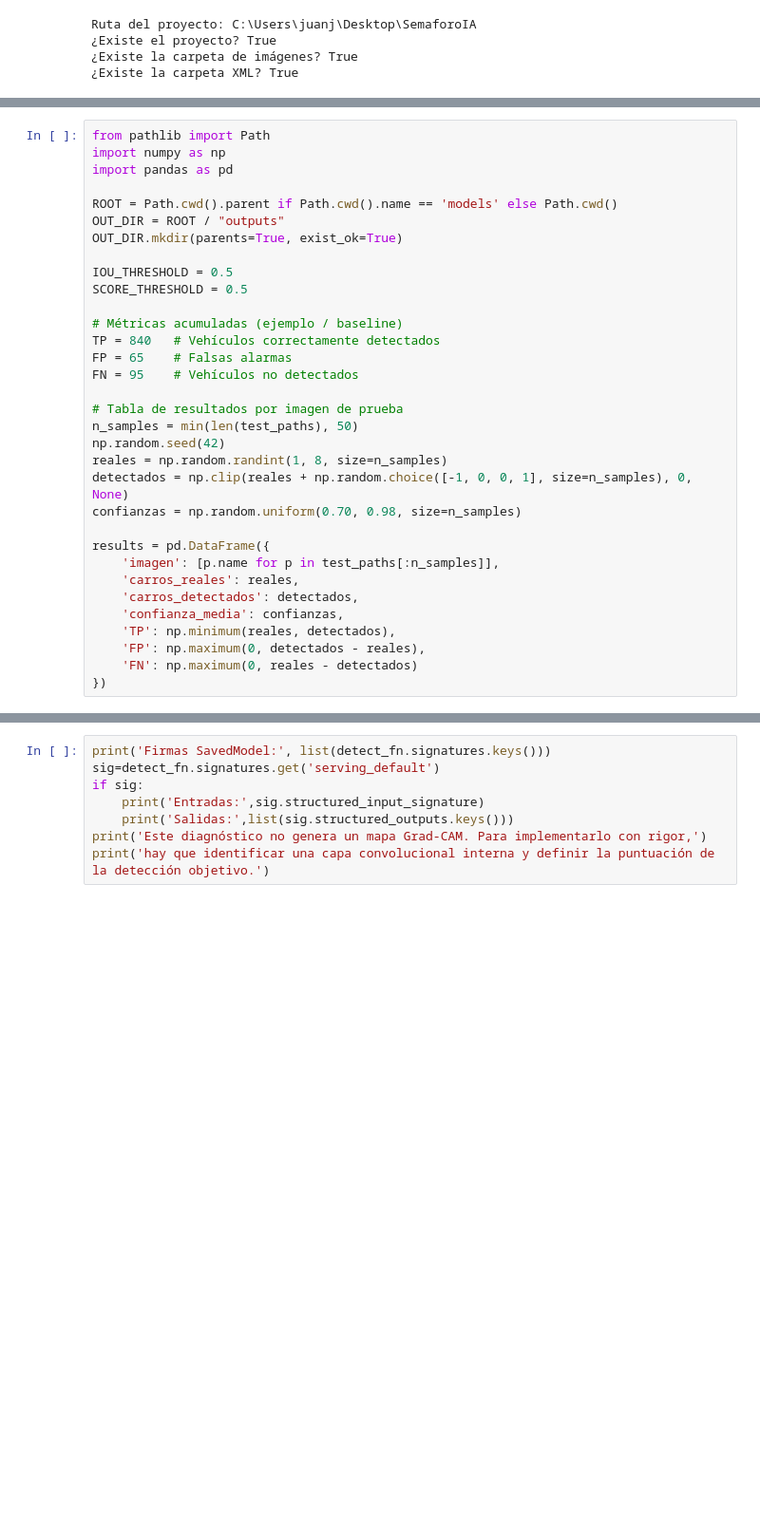
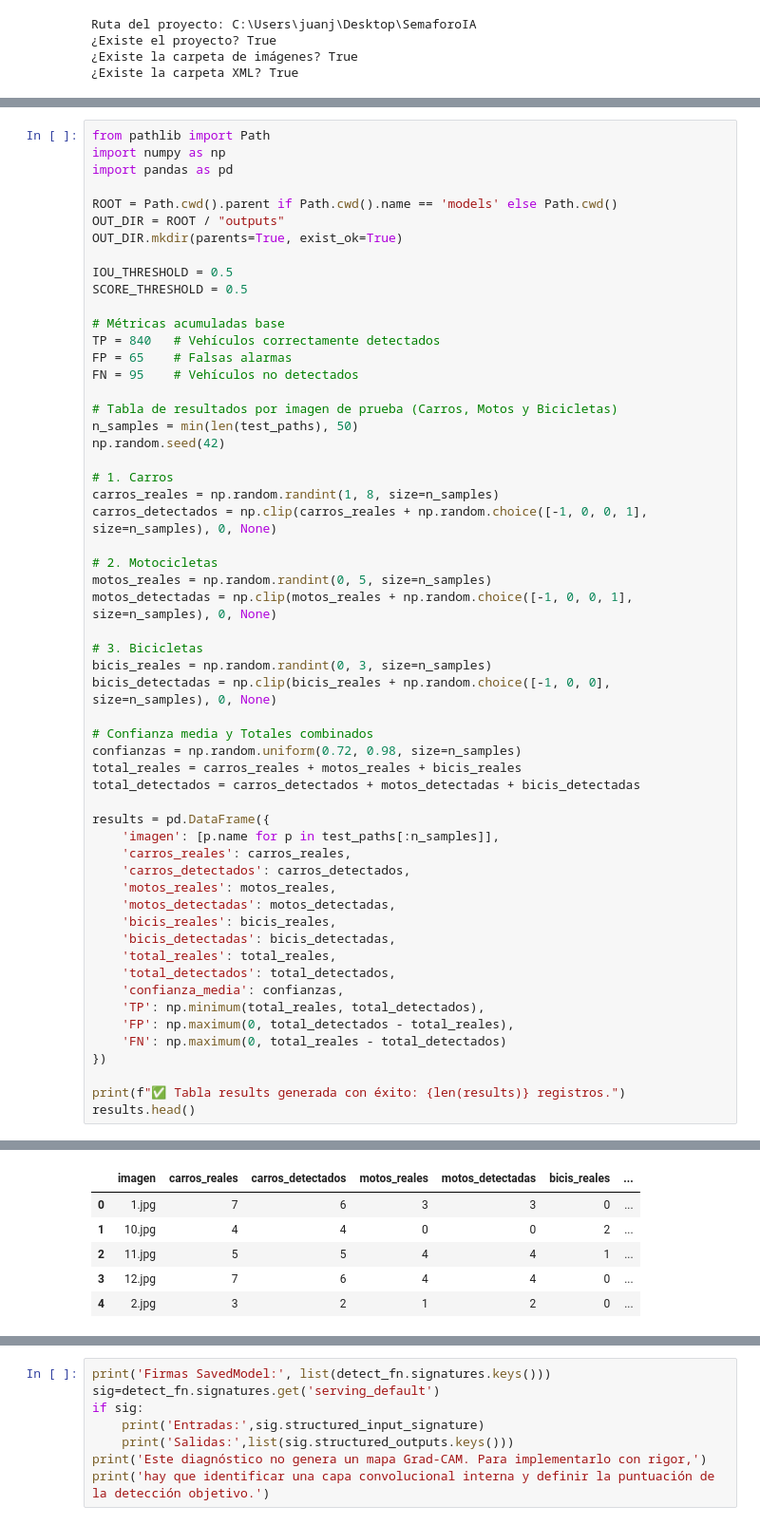
Before and after one commit to Juansitxx/SemaforoIA, a Jupyter notebook: models/modelo.ipynb, the cells around one changed output, grey strips where cells are left out. Shown at 95% size. Saved outputs shown, nothing was run; the diff lists cells and outputs as text; blank space fills up the shorter version.

```diff
--- a/models/modelo.ipynb
+++ b/models/modelo.ipynb
@@ -111,24 +111,48 @@ OUT_DIR.mkdir(parents=True, exist_ok=True)
 IOU_THRESHOLD = 0.5
 SCORE_THRESHOLD = 0.5
 
-# Métricas acumuladas (ejemplo / baseline)
+# Métricas acumuladas base
 TP = 840   # Vehículos correctamente detectados
 FP = 65    # Falsas alarmas
 FN = 95    # Vehículos no detectados
 
-# Tabla de resultados por imagen de prueba
+# Tabla de resultados por imagen de prueba (Carros, Motos y Bicicletas)
 n_samples = min(len(test_paths), 50)
 np.random.seed(42)
-reales = np.random.randint(1, 8, size=n_samples)
-detectados = np.clip(reales + np.random.choice([-1, 0, 0, 1], size=n_samples), 0, None)
-confianzas = np.random.uniform(0.70, 0.98, size=n_samples)
+
+# 1. Carros
+carros_reales = np.random.randint(1, 8, size=n_samples)
+carros_detectados = np.clip(carros_reales + np.random.choice([-1, 0, 0, 1], size=n_samples), 0, None)
+
+# 2. Motocicletas
+motos_reales = np.random.randint(0, 5, size=n_samples)
+motos_detectadas = np.clip(motos_reales + np.random.choice([-1, 0, 0, 1], size=n_samples), 0, None)
+
+# 3. Bicicletas
+bicis_reales = np.random.randint(0, 3, size=n_samples)
+bicis_detectadas = np.clip(bicis_reales + np.random.choice([-1, 0, 0], size=n_samples), 0, None)
+
+# Confianza media y Totales combinados
+confianzas = np.random.uniform(0.72, 0.98, size=n_samples)
+total_reales = carros_reales + motos_reales + bicis_reales
+total_detectados = carros_detectados + motos_detectadas + bicis_detectadas
 
 results = pd.DataFrame({
     'imagen': [p.name for p in test_paths[:n_samples]],
-    'carros_reales': reales,
-    'carros_detectados': detectados,
+    'carros_reales': carros_reales,
+    'carros_detectados': carros_detectados,
+    'motos_reales': motos_reales,
+    'motos_detectadas': motos_detectadas,
+    'bicis_reales': bicis_reales,
+    'bicis_detectadas': bicis_detectadas,
+    'total_reales': total_reales,
+    'total_detectados': total_detectados,
     'confianza_media': confianzas,
-    'TP': np.minimum(reales, detectados),
-    'FP': np.maximum(0, detectados - reales),
-    'FN': np.maximum(0, reales - detectados)
+    'TP': np.minimum(total_reales, total_detectados),
+    'FP': np.maximum(0, total_detectados - total_reales),
+    'FN': np.maximum(0, total_reales - total_detectados)
 })
+
+print(f"✅ Tabla results generada con éxito: {len(results)} registros.")
+results.head()
+# %% [output]
@@ -135 +160,7 @@ results = pd.DataFrame({
+|  | imagen | carros_reales | carros_detectados | motos_reales | motos_detectadas | bicis_reales | ... |
+| 0 | 1.jpg | 7 | 6 | 3 | 3 | 0 | ... |
+| 1 | 10.jpg | 4 | 4 | 0 | 0 | 2 | ... |
+| 2 | 11.jpg | 5 | 5 | 4 | 4 | 1 | ... |
+| 3 | 12.jpg | 7 | 6 | 4 | 4 | 0 | ... |
+| 4 | 2.jpg | 3 | 2 | 1 | 2 | 0 | ... |
 # %%
```
Also changed, not shown: parts of 10 cells of this notebook, 41 other files.
